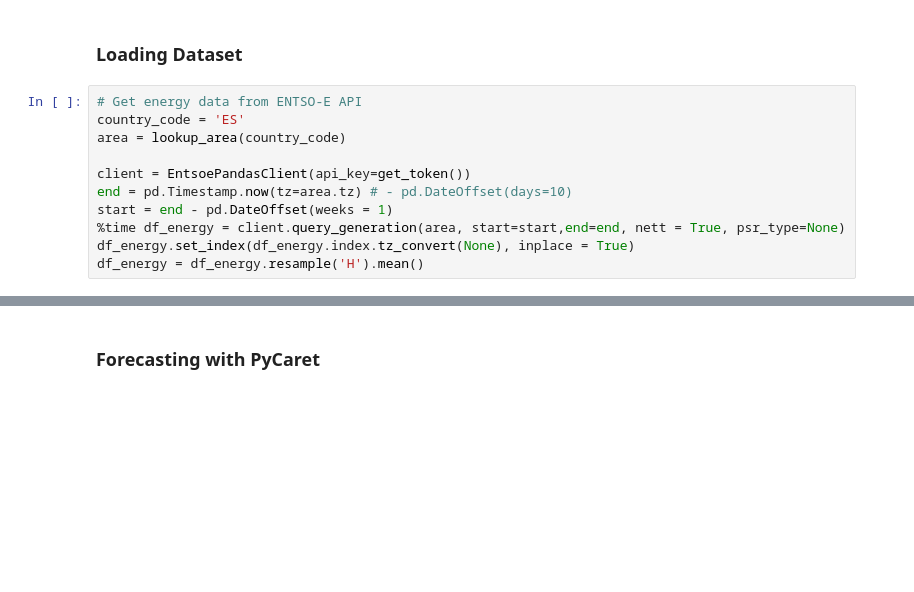
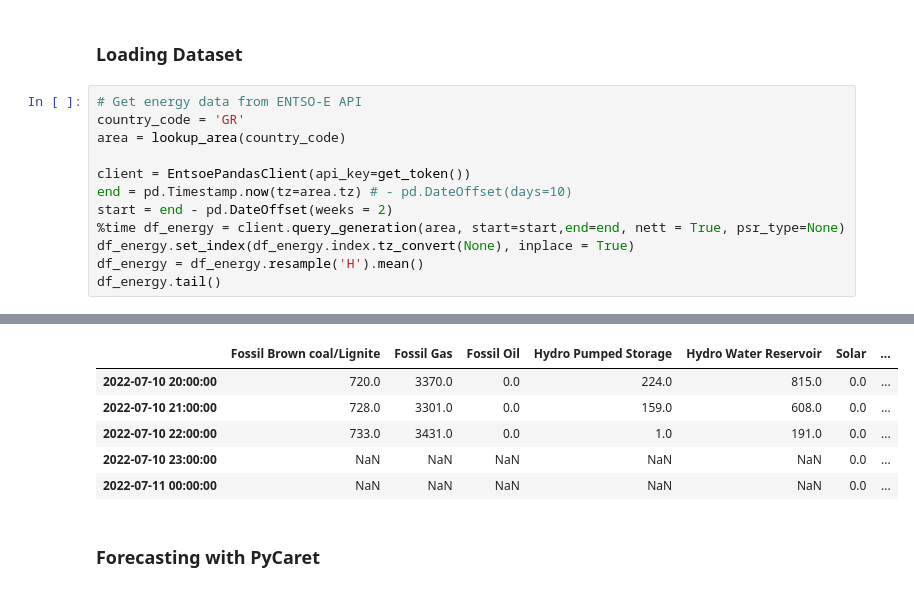
Before and after one commit to derevirn/renewcast, a Jupyter notebook: notebooks/forecasting_entsoe.ipynb, the cells around one changed output, grey strips where cells are left out. Drawn from its saved outputs; the diff is of its cells as text; blank space fills up the shorter version.

```diff
--- a/notebooks/forecasting_entsoe.ipynb
+++ b/notebooks/forecasting_entsoe.ipynb
@@ -17,13 +17,14 @@ logging.disable(logging.CRITICAL)
 ### Loading Dataset
 # %%
 # Get energy data from ENTSO-E API
-country_code = 'ES'
+country_code = 'GR'
 area = lookup_area(country_code)
 
 client = EntsoePandasClient(api_key=get_token())
 end = pd.Timestamp.now(tz=area.tz) # - pd.DateOffset(days=10)
-start = end - pd.DateOffset(weeks = 1)
+start = end - pd.DateOffset(weeks = 2)
 %time df_energy = client.query_generation(area, start=start,end=end, nett = True, psr_type=None)
 df_energy.set_index(df_energy.index.tz_convert(None), inplace = True)
 df_energy = df_energy.resample('H').mean()
+df_energy.tail()
 # %% [output]
@@ -31,3 +32,9 @@ Wall time: 6.11 s
+|  | Fossil Brown coal/Lignite | Fossil Gas | Fossil Oil | Hydro Pumped Storage | Hydro Water Reservoir | Solar | ... |
+| 2022-07-10 20:00:00 | 720.0 | 3370.0 | 0.0 | 224.0 | 815.0 | 0.0 | ... |
+| 2022-07-10 21:00:00 | 728.0 | 3301.0 | 0.0 | 159.0 | 608.0 | 0.0 | ... |
+| 2022-07-10 22:00:00 | 733.0 | 3431.0 | 0.0 | 1.0 | 191.0 | 0.0 | ... |
+| 2022-07-10 23:00:00 | NaN | NaN | NaN | NaN | NaN | 0.0 | ... |
+| 2022-07-11 00:00:00 | NaN | NaN | NaN | NaN | NaN | 0.0 | ... |
 # %% [markdown]
 ### Forecasting with PyCaret
 # %%
```
Also changed, not shown: parts of 5 cells of this notebook, 7 other files.
